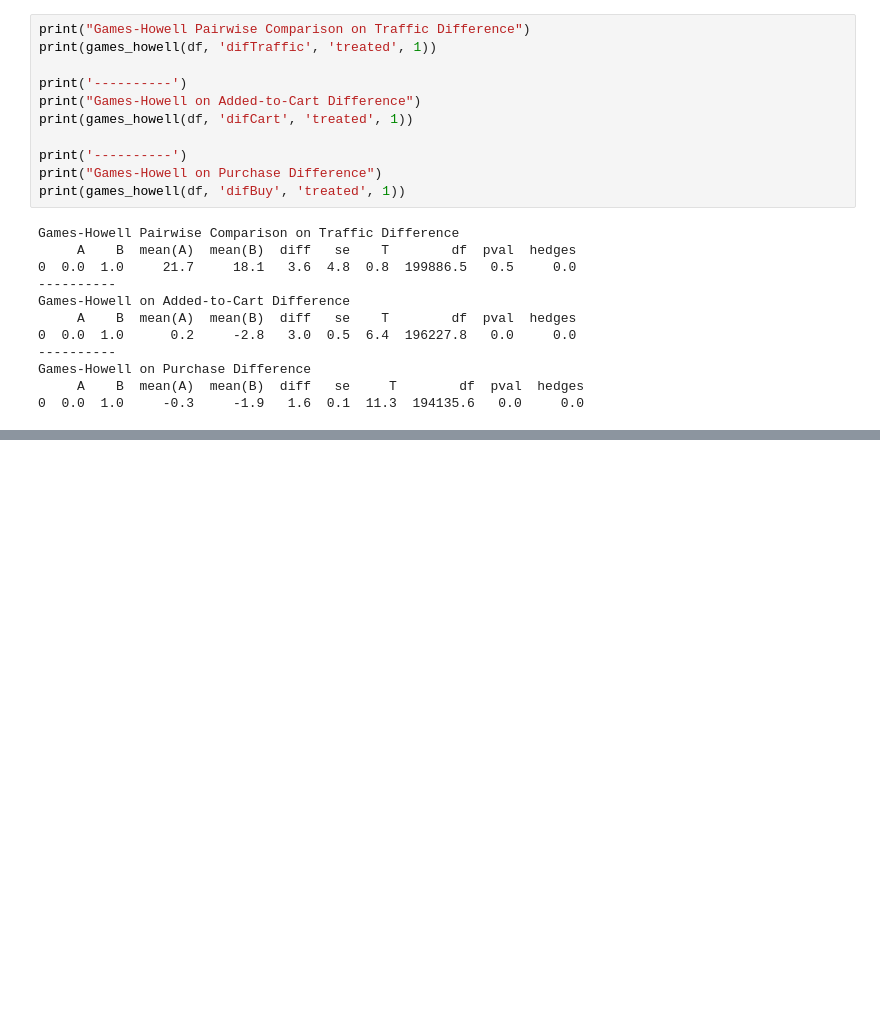
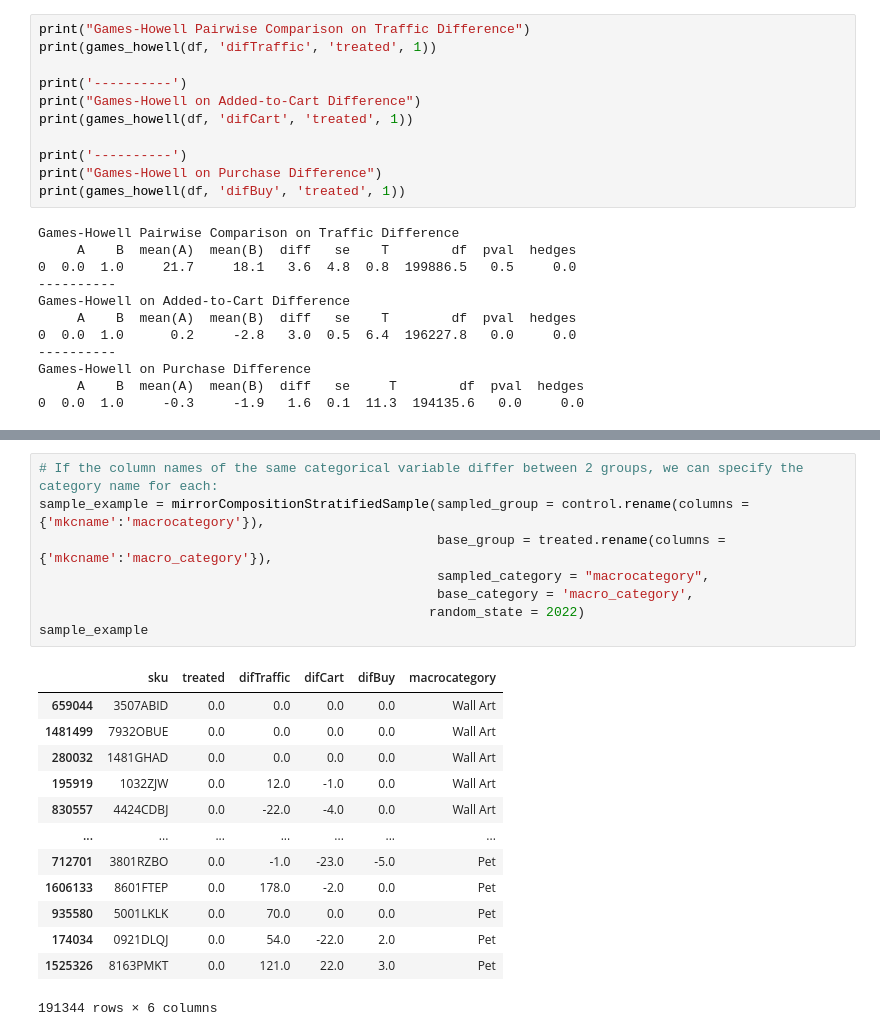
Before and after one commit to namofvietnam/before_after_ab_testing_marketing_analytics, a Jupyter notebook: difference_in_difference_ab_testing_python.ipynb, the cells around one changed output, grey strips where cells are left out. Saved outputs shown, nothing was run; the diff lists cells and outputs as text; blank space fills up the shorter version.

```diff
--- a/difference_in_difference_ab_testing_python.ipynb
+++ b/difference_in_difference_ab_testing_python.ipynb
@@ -266,0 +427,22 @@ Games-Howell on Purchase Difference
+# %%
+# If the column names of the same categorical variable differ between 2 groups, we can specify the category name for each:
+sample_example = mirrorCompositionStratifiedSample(sampled_group = control.rename(columns = {'mkcname':'macrocategory'}),
+                                                   base_group = treated.rename(columns = {'mkcname':'macro_category'}),
+                                                   sampled_category = "macrocategory",
+                                                   base_category = 'macro_category',
+                                                  random_state = 2022)
+sample_example
+# %% [output]
+|  | sku | treated | difTraffic | difCart | difBuy | macrocategory |
+| 659044 | 3507ABID | 0.0 | 0.0 | 0.0 | 0.0 | Wall Art |
+| 1481499 | 7932OBUE | 0.0 | 0.0 | 0.0 | 0.0 | Wall Art |
+| 280032 | 1481GHAD | 0.0 | 0.0 | 0.0 | 0.0 | Wall Art |
+| 195919 | 1032ZJW | 0.0 | 12.0 | -1.0 | 0.0 | Wall Art |
+| 830557 | 4424CDBJ | 0.0 | -22.0 | -4.0 | 0.0 | Wall Art |
+| ... | ... | ... | ... | ... | ... | ... |
+| 712701 | 3801RZBO | 0.0 | -1.0 | -23.0 | -5.0 | Pet |
+| 1606133 | 8601FTEP | 0.0 | 178.0 | -2.0 | 0.0 | Pet |
+| 935580 | 5001LKLK | 0.0 | 70.0 | 0.0 | 0.0 | Pet |
+| 174034 | 0921DLQJ | 0.0 | 54.0 | -22.0 | 2.0 | Pet |
+| 1525326 | 8163PMKT | 0.0 | 121.0 | 22.0 | 3.0 | Pet |
+191344 rows × 6 columns
```
Also changed, not shown: parts of 18 cells of this notebook.
